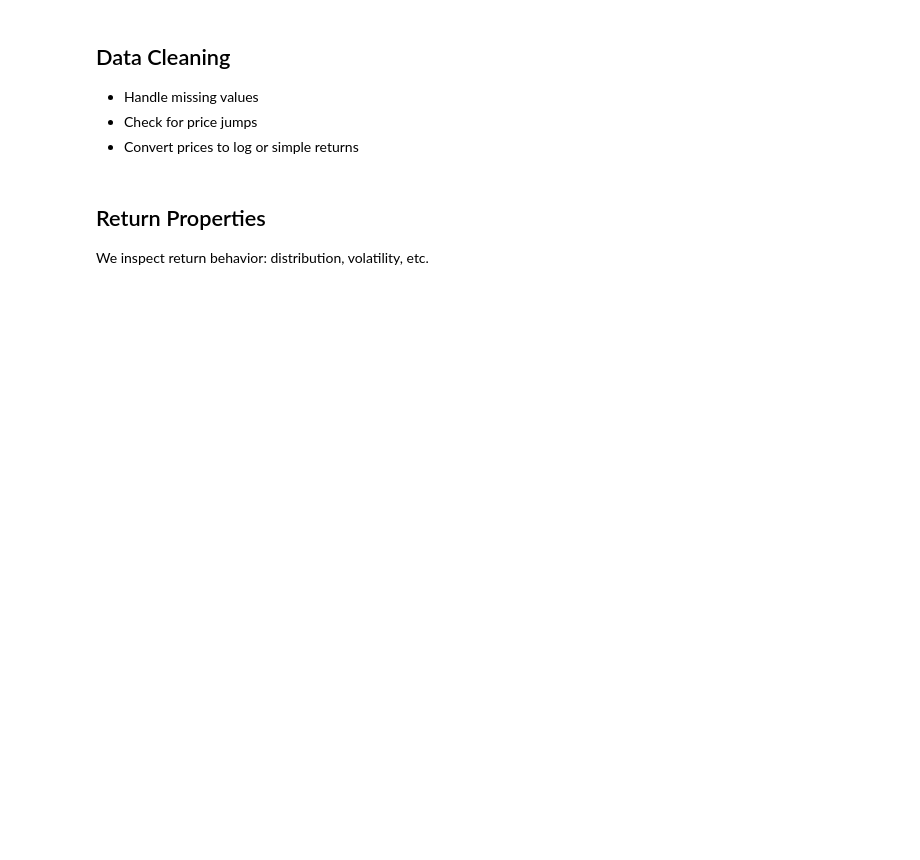
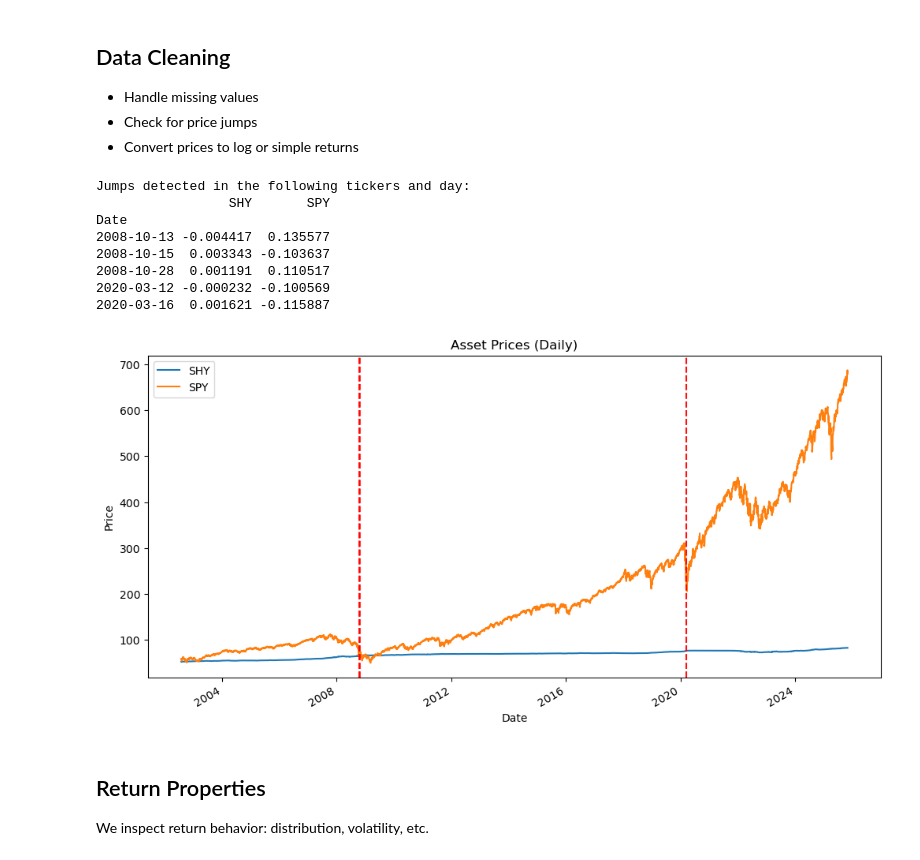
Before and after one commit to melted-cheese-enjoyer/Research-Methodology, a Jupyter notebook: notebooks/portfolio_strategy.ipynb, the cells around one changed output. Drawn from its saved outputs; the diff is of its cells as text; code cells hidden in the pictures; blank space fills up the shorter version.

Commit message:
Return properties and metrics computed and ploted

```diff
--- a/notebooks/portfolio_strategy.ipynb
+++ b/notebooks/portfolio_strategy.ipynb
@@ -17,7 +17,6 @@ import importlib
 import utils
 importlib.reload(utils)
 from utils import download_or_load, clear_all_csv
-plt.style.use("seaborn-v0_8")
 
 import yfinance as yf
 from datetime import datetime
@@ -94,10 +89,36 @@ Date
 # %%
 # Missing value handling
 prices = prices.dropna()
 
-# Compute returns
-returns = prices.pct_change().dropna()
-returns.head()
+# Log returns
+returns = np.log(prices).diff().dropna()
+
+# Weekly returns
+# returns = prices.resample('W').last().pct_change().dropna()
+
+# Check for jumps in the data
+jumps = (np.abs(returns) > 0.10)
+jump_days = jumps.any(axis=1)
+print("Jumps detected in the following tickers and day:")
+print(returns[jump_days])
+
+# Plot prices
+prices.plot(title="Asset Prices (Daily)", figsize=(12, 6))
+plt.xlabel("Date")
+plt.ylabel("Price")
+for date in jump_days[jump_days].index:
+    plt.axvline(date, color='red', linestyle='--', alpha=0.75)
+plt.show()
+# %% [output]
+Jumps detected in the following tickers and day:
+                 SHY       SPY
+Date
+2008-10-13 -0.004417  0.135577
+2008-10-15  0.003343 -0.103637
+2008-10-28  0.001191  0.110517
+2020-03-12 -0.000232 -0.100569
+2020-03-16  0.001621 -0.115887
+[figure, added]
 # %% [markdown]
 ## Return Properties
 We inspect return behavior: distribution, volatility, etc.
```
Also changed, not shown: parts of 5 cells of this notebook, 1 other file.
